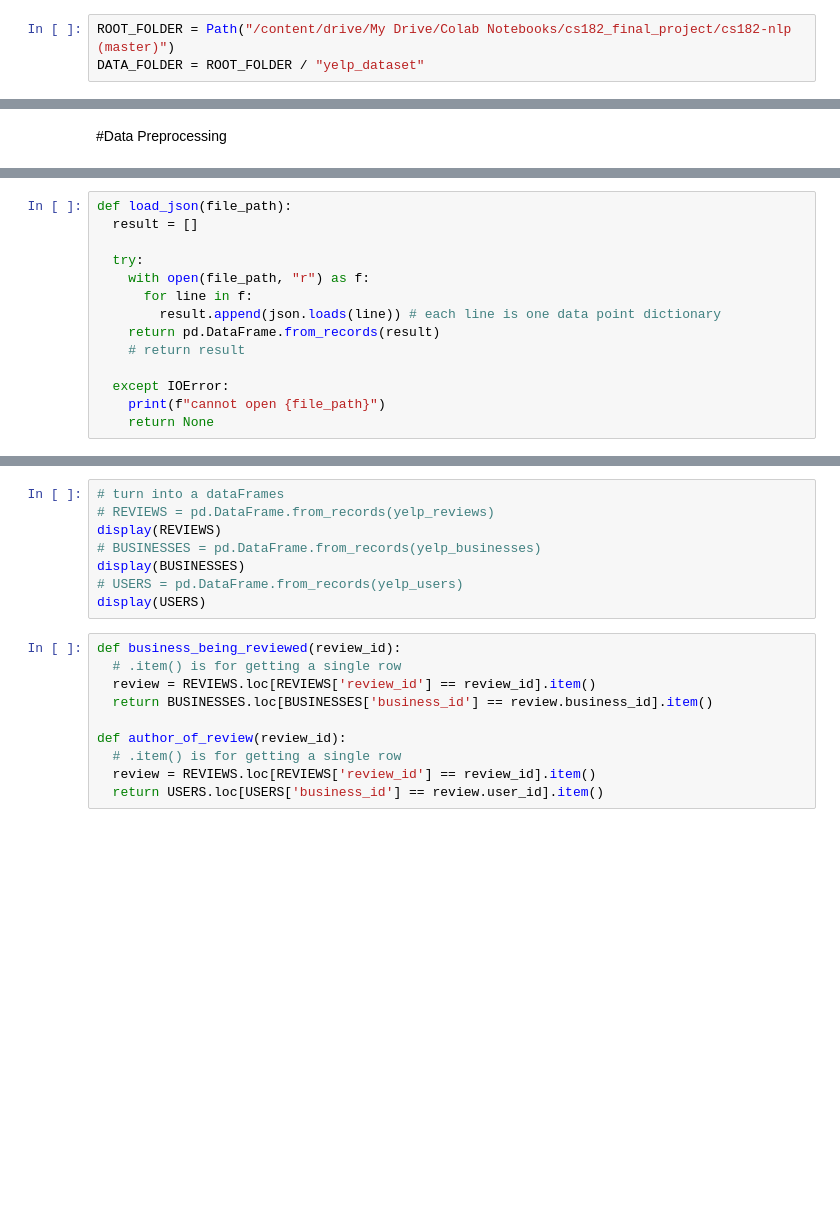
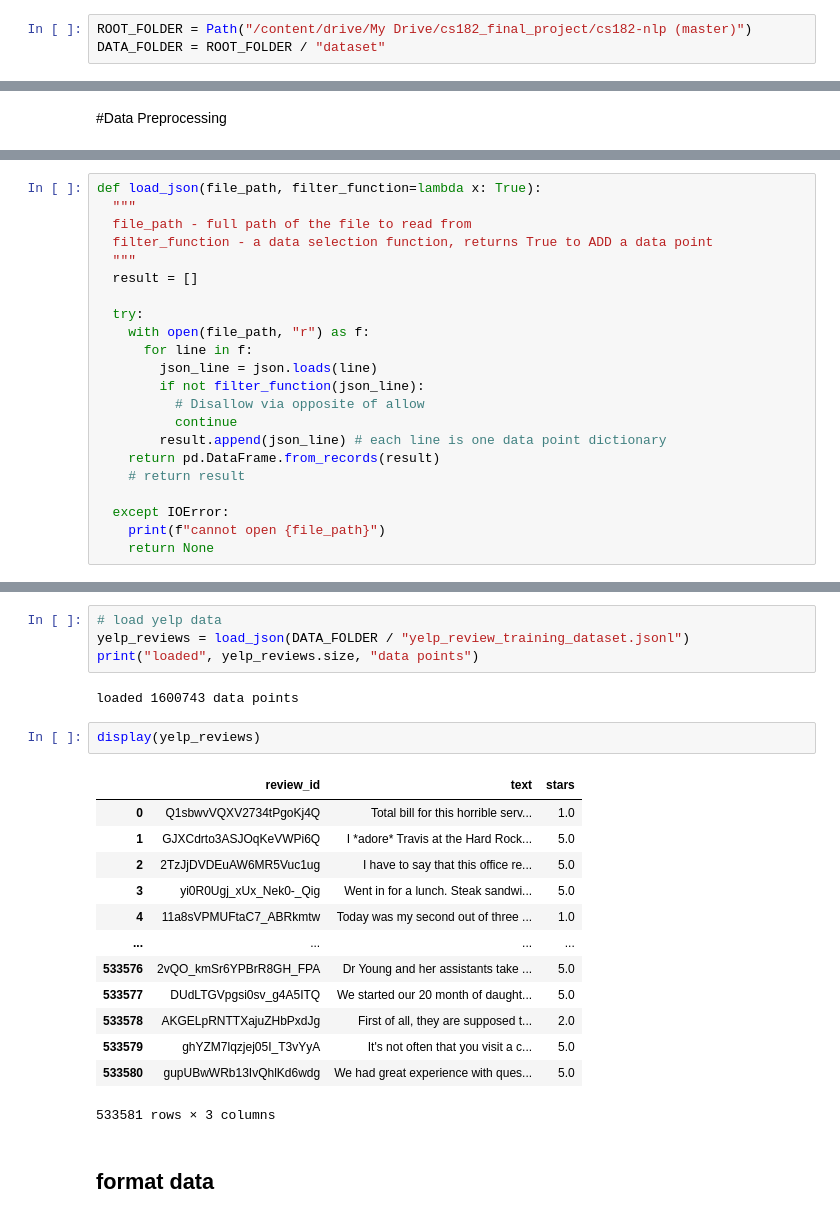
Before and after one commit to RainbowCat/cs182-nlp, a Jupyter notebook: cs182-nlp-april.ipynb, the cells around one changed output, grey strips where cells are left out. Cells and saved outputs as stored; diff of their text form; blank space fills up the shorter version.

Commit message:
commit after meeting, have basic model design

```diff
--- a/cs182-nlp-april.ipynb
+++ b/cs182-nlp-april.ipynb
@@ -40,5 +56,5 @@ drive.mount('/content/drive')
 # %%
-ROOT_FOLDER = Path("/content/drive/My Drive/Colab Notebooks/cs182_final_project/cs182-nlp (master)")
-DATA_FOLDER = ROOT_FOLDER / "yelp_dataset"
+ROOT_FOLDER = Path("/content/drive/My Drive/cs182_final_project/cs182-nlp (master)")
+DATA_FOLDER = ROOT_FOLDER / "dataset"
 # %%
 sys.path.append(ROOT_FOLDER)
@@ -47,11 +72,19 @@ sys.path.append(ROOT_FOLDER)
 # %%
-def load_json(file_path):
+def load_json(file_path, filter_function=lambda x: True):
+  """
+  file_path - full path of the file to read from
+  filter_function - a data selection function, returns True to ADD a data point
+  """
   result = []
 
   try:
     with open(file_path, "r") as f:
       for line in f:
-        result.append(json.loads(line)) # each line is one data point dictionary
+        json_line = json.loads(line)
+        if not filter_function(json_line):
+          # Disallow via opposite of allow
+          continue
+        result.append(json_line) # each line is one data point dictionary
     return pd.DataFrame.from_records(result)
     # return result
 
@@ -74,18 +94,24 @@ yelp_businesses = load_json(DATA_FOLDER / "yelp_academic_dataset_business.json")
-# %%
-# turn into a dataFrames
-# REVIEWS = pd.DataFrame.from_records(yelp_reviews)
-display(REVIEWS)
-# BUSINESSES = pd.DataFrame.from_records(yelp_businesses)
-display(BUSINESSES)
-# USERS = pd.DataFrame.from_records(yelp_users)
-display(USERS)
-# %%
-def business_being_reviewed(review_id):
-  # .item() is for getting a single row
-  review = REVIEWS.loc[REVIEWS['review_id'] == review_id].item()
-  return BUSINESSES.loc[BUSINESSES['business_id'] == review.business_id].item()
-
-def author_of_review(review_id):
-  # .item() is for getting a single row
-  review = REVIEWS.loc[REVIEWS['review_id'] == review_id].item()
-  return USERS.loc[USERS['business_id'] == review.user_id].item()
+# %%
+# load yelp data
+yelp_reviews = load_json(DATA_FOLDER / "yelp_review_training_dataset.jsonl")
+print("loaded", yelp_reviews.size, "data points")
+# %% [output]
+loaded 1600743 data points
+# %%
+display(yelp_reviews)
+# %% [output]
+|  | review_id | text | stars |
+| 0 | Q1sbwvVQXV2734tPgoKj4Q | Total bill for this horrible serv... | 1.0 |
+| 1 | GJXCdrto3ASJOqKeVWPi6Q | I *adore* Travis at the Hard Rock... | 5.0 |
+| 2 | 2TzJjDVDEuAW6MR5Vuc1ug | I have to say that this office re... | 5.0 |
+| 3 | yi0R0Ugj_xUx_Nek0-_Qig | Went in for a lunch. Steak sandwi... | 5.0 |
+| 4 | 11a8sVPMUFtaC7_ABRkmtw | Today was my second out of three ... | 1.0 |
+| ... | ... | ... | ... |
+| 533576 | 2vQO_kmSr6YPBrR8GH_FPA | Dr Young and her assistants take ... | 5.0 |
+| 533577 | DUdLTGVpgsi0sv_g4A5ITQ | We started our 20 month of daught... | 5.0 |
+| 533578 | AKGELpRNTTXajuZHbPxdJg | First of all, they are supposed t... | 2.0 |
+| 533579 | ghYZM7lqzjej05I_T3vYyA | It's not often that you visit a c... | 5.0 |
+| 533580 | gupUBwWRb13IvQhlKd6wdg | We had great experience with ques... | 5.0 |
+533581 rows × 3 columns
+# %% [markdown]
+## format data
```
Also changed, not shown: parts of 28 cells of this notebook, 3 other files.
